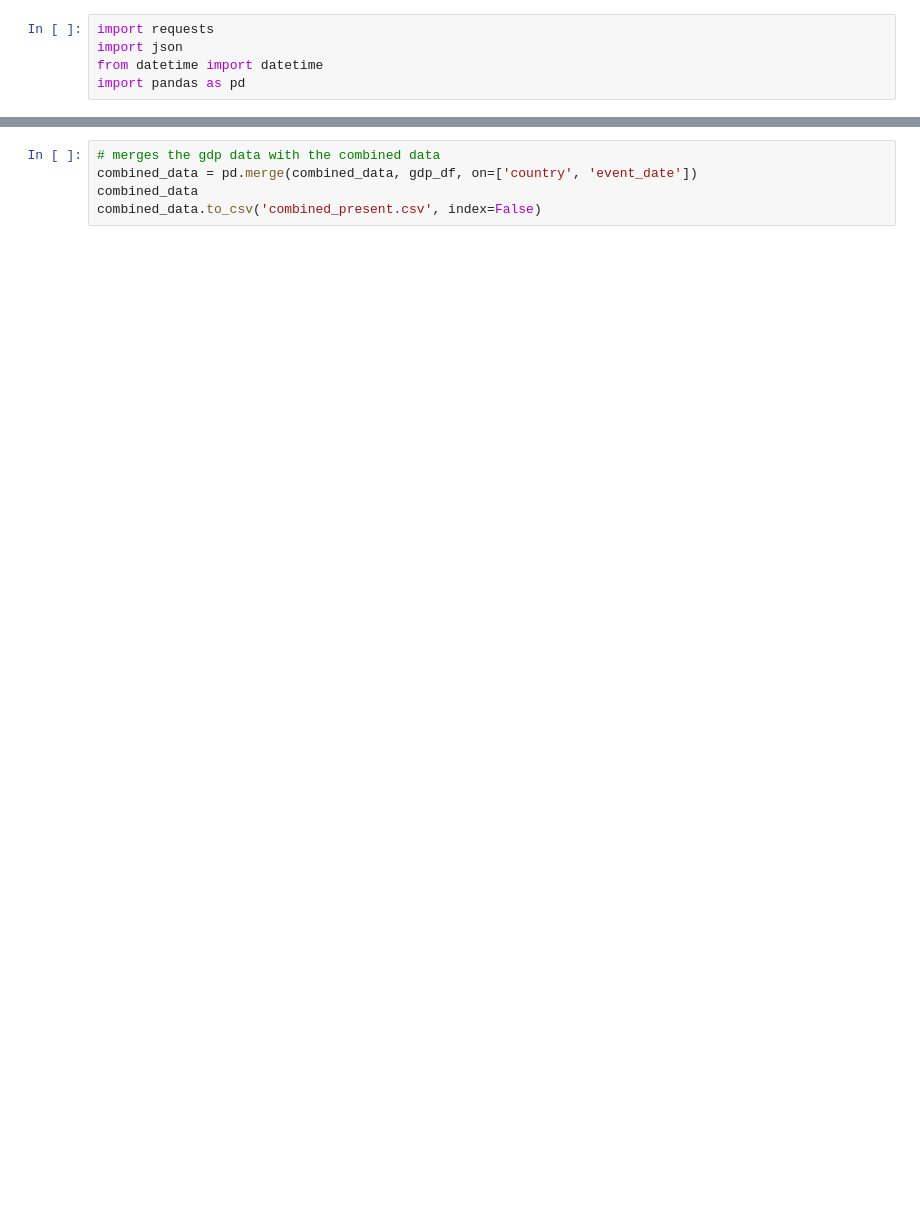
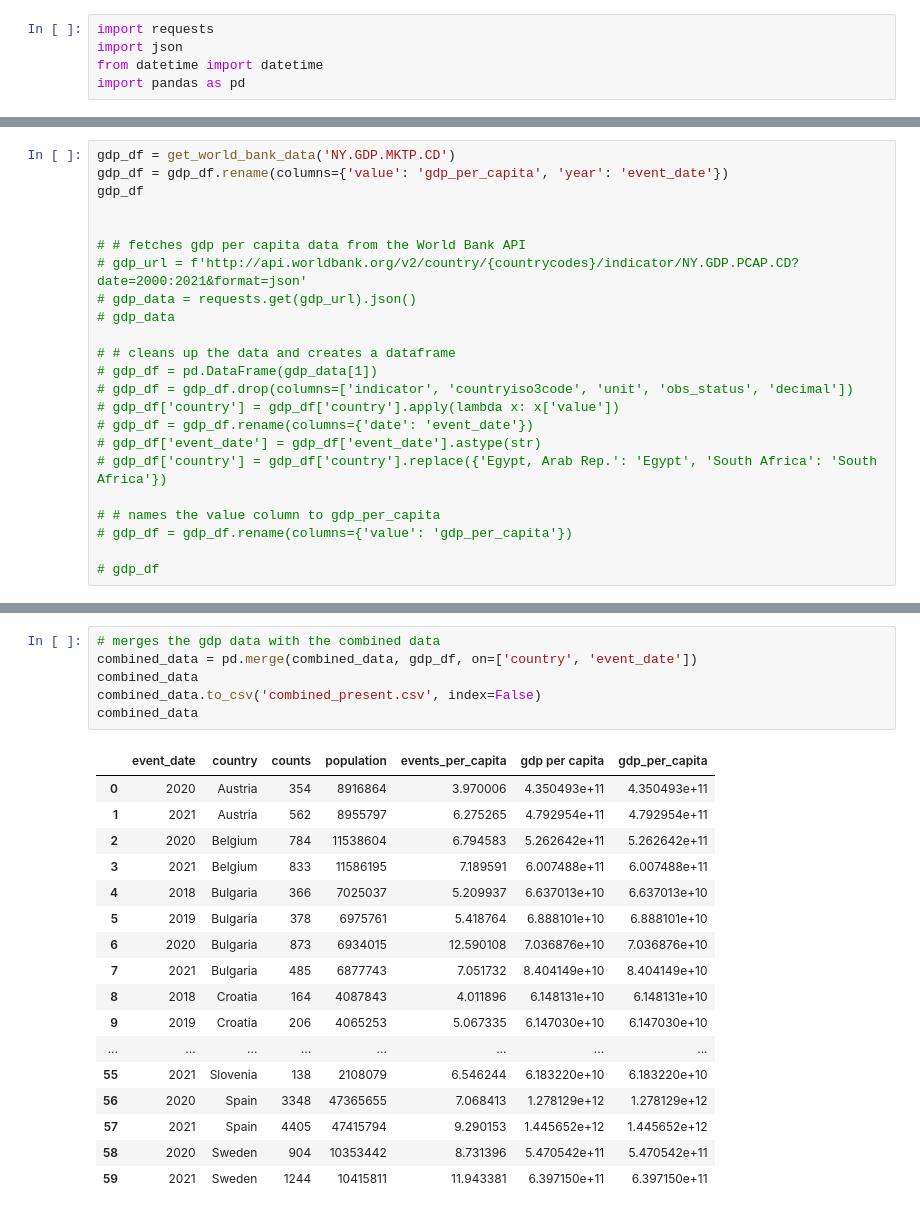
Before and after one commit to melodyyu754/belgium-doc-tracker, a Jupyter notebook: EDA/Project EDA.ipynb, the cells around one changed output, grey strips where cells are left out. Saved outputs shown, nothing was run; the diff lists cells and outputs as text; blank space fills up the shorter version.

```diff
--- a/EDA/Project EDA.ipynb
+++ b/EDA/Project EDA.ipynb
@@ -195,0 +223,23 @@ gdp_df
+# %%
+gdp_df = get_world_bank_data('NY.GDP.MKTP.CD')
+gdp_df = gdp_df.rename(columns={'value': 'gdp_per_capita', 'year': 'event_date'})
+gdp_df
+
+
+# # fetches gdp per capita data from the World Bank API
+# gdp_url = f'http://api.worldbank.org/v2/country/{countrycodes}/indicator/NY.GDP.PCAP.CD?date=2000:2021&format=json'
+# gdp_data = requests.get(gdp_url).json()
+# gdp_data
+
+# # cleans up the data and creates a dataframe
+# gdp_df = pd.DataFrame(gdp_data[1])
+# gdp_df = gdp_df.drop(columns=['indicator', 'countryiso3code', 'unit', 'obs_status', 'decimal'])
+# gdp_df['country'] = gdp_df['country'].apply(lambda x: x['value'])
+# gdp_df = gdp_df.rename(columns={'date': 'event_date'})
+# gdp_df['event_date'] = gdp_df['event_date'].astype(str)
+# gdp_df['country'] = gdp_df['country'].replace({'Egypt, Arab Rep.': 'Egypt', 'South Africa': 'South Africa'})
+
+# # names the value column to gdp_per_capita
+# gdp_df = gdp_df.rename(columns={'value': 'gdp_per_capita'})
+
+# gdp_df
@@ -196,6 +260,25 @@ gdp_df
 # %%
 # merges the gdp data with the combined data
 combined_data = pd.merge(combined_data, gdp_df, on=['country', 'event_date'])
 combined_data
 combined_data.to_csv('combined_present.csv', index=False)
+combined_data
+# %% [output]
+|  | event_date | country | counts | population | events_per_capita | gdp per capita | gdp_per_capita |
+| 0 | 2020 | Austria | 354 | 8916864 | 3.970006 | 4.350493e+11 | 4.350493e+11 |
+| 1 | 2021 | Austria | 562 | 8955797 | 6.275265 | 4.792954e+11 | 4.792954e+11 |
+| 2 | 2020 | Belgium | 784 | 11538604 | 6.794583 | 5.262642e+11 | 5.262642e+11 |
+| 3 | 2021 | Belgium | 833 | 11586195 | 7.189591 | 6.007488e+11 | 6.007488e+11 |
+| 4 | 2018 | Bulgaria | 366 | 7025037 | 5.209937 | 6.637013e+10 | 6.637013e+10 |
+| 5 | 2019 | Bulgaria | 378 | 6975761 | 5.418764 | 6.888101e+10 | 6.888101e+10 |
+| 6 | 2020 | Bulgaria | 873 | 6934015 | 12.590108 | 7.036876e+10 | 7.036876e+10 |
+| 7 | 2021 | Bulgaria | 485 | 6877743 | 7.051732 | 8.404149e+10 | 8.404149e+10 |
+| 8 | 2018 | Croatia | 164 | 4087843 | 4.011896 | 6.148131e+10 | 6.148131e+10 |
+| 9 | 2019 | Croatia | 206 | 4065253 | 5.067335 | 6.147030e+10 | 6.147030e+10 |
+| ... | ... | ... | ... | ... | ... | ... | ... |
+| 55 | 2021 | Slovenia | 138 | 2108079 | 6.546244 | 6.183220e+10 | 6.183220e+10 |
+| 56 | 2020 | Spain | 3348 | 47365655 | 7.068413 | 1.278129e+12 | 1.278129e+12 |
+| 57 | 2021 | Spain | 4405 | 47415794 | 9.290153 | 1.445652e+12 | 1.445652e+12 |
+| 58 | 2020 | Sweden | 904 | 10353442 | 8.731396 | 5.470542e+11 | 5.470542e+11 |
+| 59 | 2021 | Sweden | 1244 | 10415811 | 11.943381 | 6.397150e+11 | 6.397150e+11 |
 # %%
```
Also changed, not shown: parts of 10 cells of this notebook, 2 other files.
